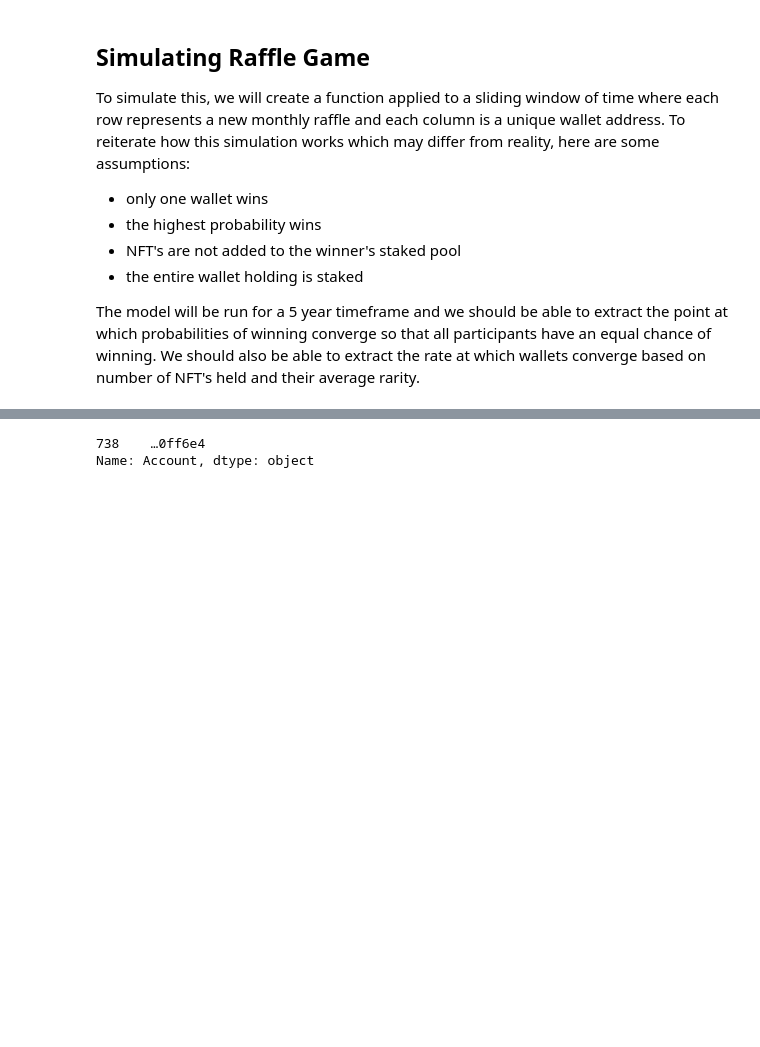
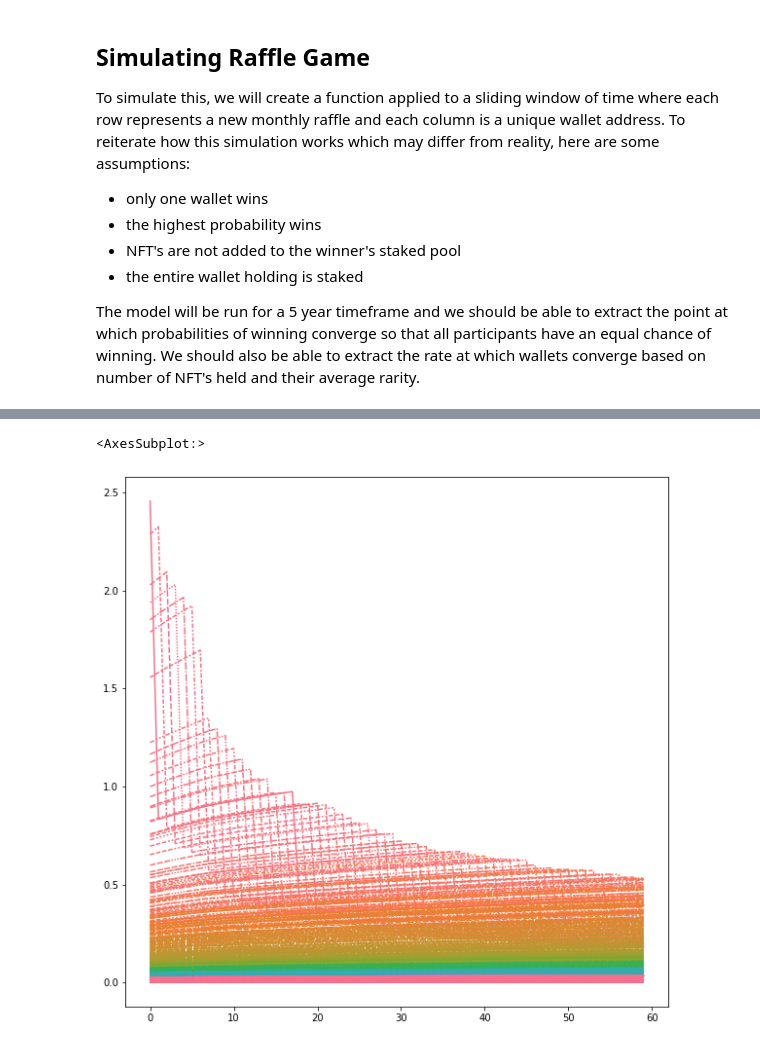
Before and after one commit to BryanEastman/ICPCs-Raffle, a Jupyter notebook: ICPCs Reward Distributions.ipynb, the cells around one changed output, grey strips where cells are left out. Drawn from its saved outputs; the diff is of its cells as text; code cells hidden in the pictures; blank space fills up the shorter version.

```diff
--- a/ICPCs Reward Distributions.ipynb
+++ b/ICPCs Reward Distributions.ipynb
@@ -207,15 +231,18 @@ def run_sim(df, ruleset):
     # initial ticket values by wallet
     sim.iloc[0] = i_tix
 
-    # return 1.5x multiplier for highest ticket value, else return 2x multiplier
+    # return 1.5x multiplier for all holders (50% rollover) and cut winner's odds in half
     for i in range(59):
-        sim.iloc[i+1] = sim.iloc[i] * 2
-        sim.iloc[i+1] = sim.iloc[i+1].apply(lambda x: x * .75 if x == max(sim.iloc[i+1]) else x)
+        sim.iloc[i+1] = sim.iloc[i] * 1.5
+        sim.iloc[i+1] = sim.iloc[i+1].apply(lambda x: x / 3 if x == max(sim.iloc[i+1]) else x)
 
     # by row convert values to winning odds
-    sim = sim.apply(lambda x: (x / x.sum()) * 100, axis=1)
+    for i in range(60):
+        sim.iloc[i] = sim.iloc[i].apply(lambda x: (x / sum(sim.iloc[i])*100))
 
     return sim
 
 initial_probability = run_sim(holders,'initial')
 proposed_probability = run_sim(holders, 'proposed')
+
+proposed_probability.head()
@@ -222,15 +257,18 @@ proposed_probability = run_sim(holders, 'proposed')
 # %%
 %matplotlib inline
 
 #plot the min, 25%, 50%, 75%, and largest holder over the course of the sim
 def sample_accounts(holders):
-    _min = holders[holders['Initial Tickets'] == holders['Initial Tickets'].min()]['Account']
-    _max = holders[holders['Initial Tickets'] == holders['Initial Tickets'].max()]['Account']
-    return _min, _max
-lowest, highest = sample_accounts(holders)
-accts = [lowest, highest]
-lowest
-#initial_probability[initial_probability.columns.isin(accts)]
+    _min = holders[holders['Initial Tickets'] == holders['Initial Tickets'].min()]['Account'].values[0]
+    _25th = holders[holders.index == round(len(holders)*.25)]['Account'].values[0]
+    _50th = holders[holders.index == round(len(holders)*.5)]['Account'].values[0]
+    _75th = holders[holders.index == round(len(holders)*.75)]['Account'].values[0]
+    _max = holders[holders['Initial Tickets'] == holders['Initial Tickets'].max()]['Account'].values[0]
+    return _min, _max, _25th, _50th, _75th
+l,h,t,f,s = sample_accounts(holders)
+plt.figure(figsize=(10,10))
+plt.plot(initial_probability.median(axis=1))
+sns.lineplot(data=initial_probability.iloc[:,:],legend=False)
 # %% [output]
-738    …0ff6e4
-Name: Account, dtype: object
+<AxesSubplot:>
+[figure, added]
```
Also changed, not shown: parts of 5 cells of this notebook.
